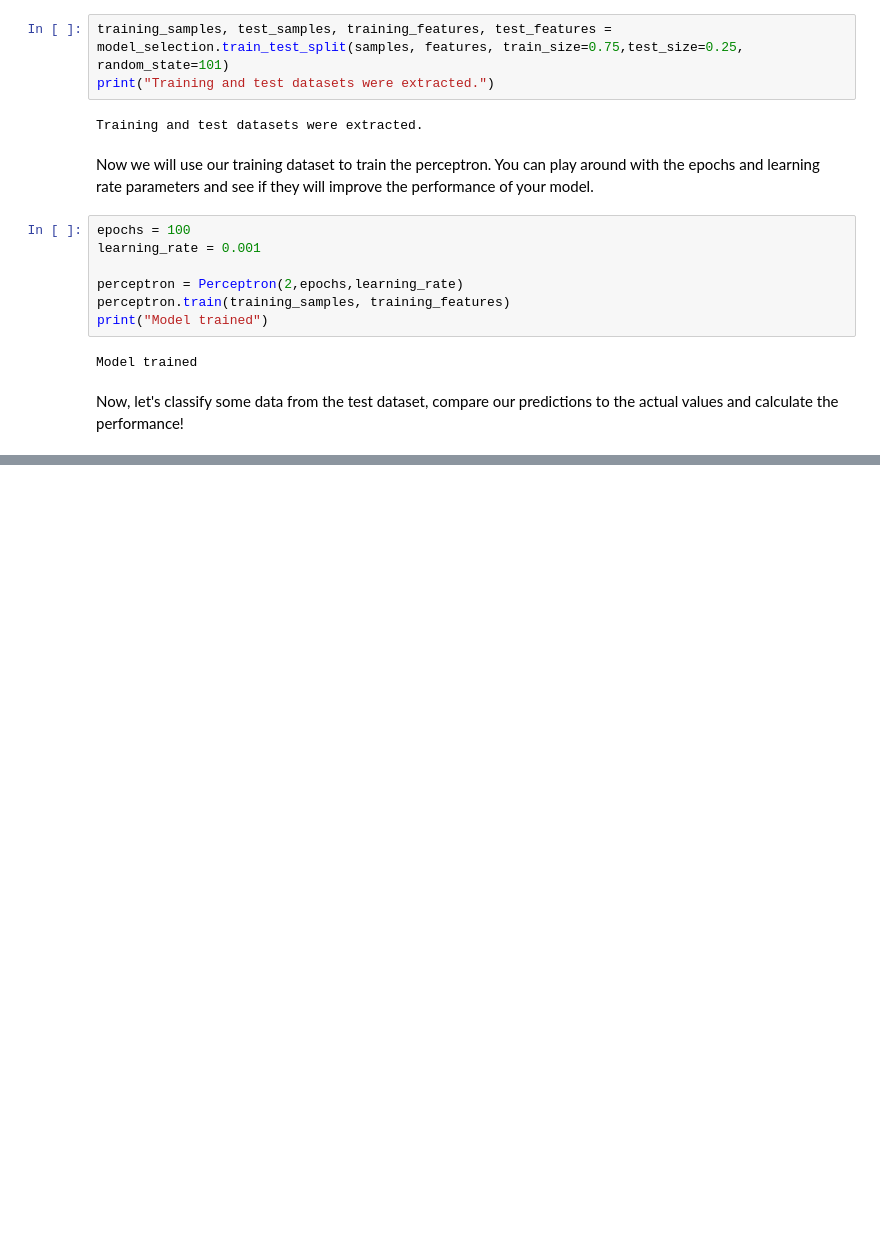
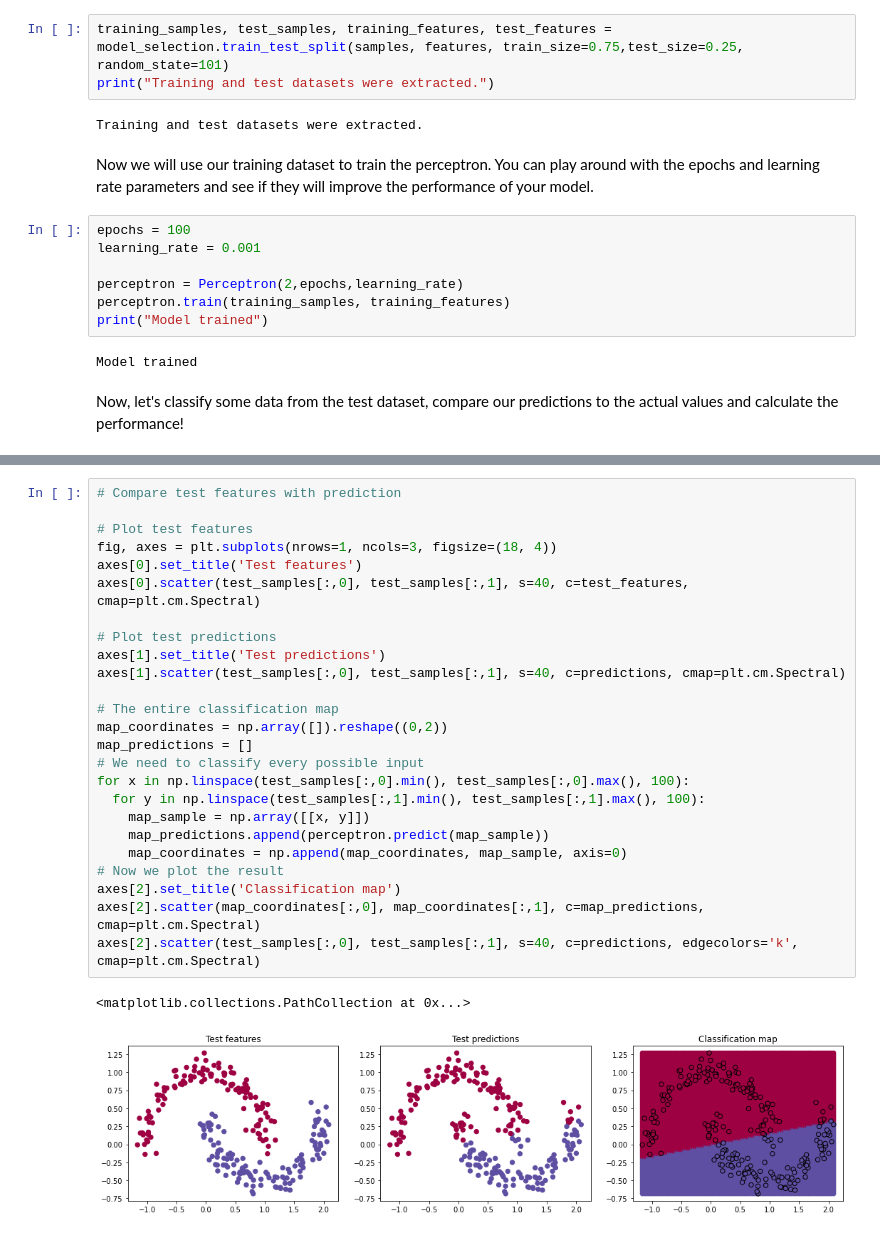
Before and after one commit to sebratec-academy/deep-learning-foundation, a Jupyter notebook: 1-Introduction/perceptrons.ipynb, the cells around one changed output, grey strips where cells are left out. Cells and saved outputs as stored; diff of their text form; blank space fills up the shorter version.

```diff
--- a/1-Introduction/perceptrons.ipynb
+++ b/1-Introduction/perceptrons.ipynb
@@ -230,0 +237,28 @@ Perceptron performance: 0.86
+# %%
+# Compare test features with prediction
+
+# Plot test features
+fig, axes = plt.subplots(nrows=1, ncols=3, figsize=(18, 4))
+axes[0].set_title('Test features')
+axes[0].scatter(test_samples[:,0], test_samples[:,1], s=40, c=test_features, cmap=plt.cm.Spectral)
+
+# Plot test predictions
+axes[1].set_title('Test predictions')
+axes[1].scatter(test_samples[:,0], test_samples[:,1], s=40, c=predictions, cmap=plt.cm.Spectral)
+
+# The entire classification map
+map_coordinates = np.array([]).reshape((0,2))
+map_predictions = []
+# We need to classify every possible input
+for x in np.linspace(test_samples[:,0].min(), test_samples[:,0].max(), 100):
+  for y in np.linspace(test_samples[:,1].min(), test_samples[:,1].max(), 100):
+    map_sample = np.array([[x, y]])
+    map_predictions.append(perceptron.predict(map_sample))
+    map_coordinates = np.append(map_coordinates, map_sample, axis=0)
+# Now we plot the result
+axes[2].set_title('Classification map')
+axes[2].scatter(map_coordinates[:,0], map_coordinates[:,1], c=map_predictions, cmap=plt.cm.Spectral)
+axes[2].scatter(test_samples[:,0], test_samples[:,1], s=40, c=predictions, edgecolors='k', cmap=plt.cm.Spectral)
+# %% [output]
+<matplotlib.collections.PathCollection at 0x...>
+[figure, added]
```
Also changed, not shown: parts of 4 cells of this notebook.
